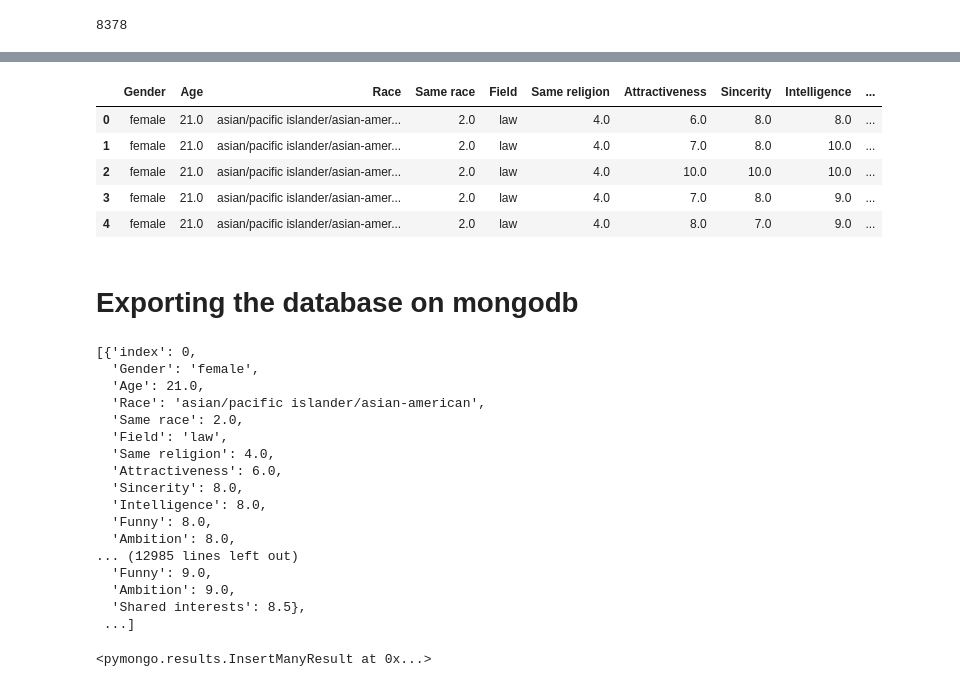
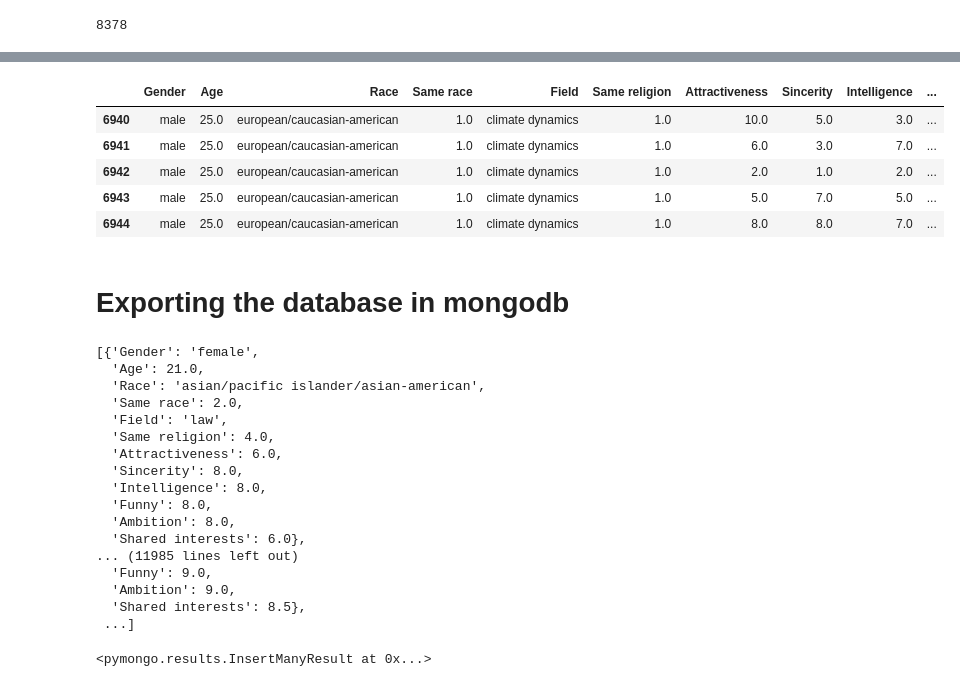
Before and after one commit to rita-s/love-finder, a Jupyter notebook: love_data_PD.ipynb, the cells around one changed output, grey strips where cells are left out. Saved outputs shown, nothing was run; the diff lists cells and outputs as text; code cells hidden in the pictures.

Commit message:
fixed df index

```diff
--- a/love_data_PD.ipynb
+++ b/love_data_PD.ipynb
@@ -58,6 +59,8 @@ len(shortdata_df)
 # %%
 #dropping all empty cells
 reduced_df = shortdata_df.dropna()
+reduced_df.reset_index(inplace=True)
+reduced_df= reduced_df.drop('index', axis=1)
 reduced_df
 # %% [output]
 |  | gender | age | race | importance_same_race | field | importance_same_religion | attractive_o | ... |
@@ -76,27 +79,27 @@ reduced_df
 # %%
 #renaming the columns for better understanding
 renaming_df = reduced_df.rename(columns={"importance_same_race":"Same race",
                          "importance_same_religion":"Same religion",
                          "attractive_o":"Attractiveness",
                          "sinsere_o":"Sincerity",
                          "intelligence_o":"Intelligence",
                          "gender":"Gender",
                          "age":"Age",
                          "race":"Race",
                          "field":"Field",
                          "funny_o":"Funny",
                          "ambitous_o":"Ambition",
                          "shared_interests_o":"Shared interests"})
-renaming_df.head()
+renaming_df.tail()
 # %% [output]
 |  | Gender | Age | Race | Same race | Field | Same religion | Attractiveness | Sincerity | Intelligence | ... |
-| 0 | female | 21.0 | asian/pacific islander/asian-amer... | 2.0 | law | 4.0 | 6.0 | 8.0 | 8.0 | ... |
-| 1 | female | 21.0 | asian/pacific islander/asian-amer... | 2.0 | law | 4.0 | 7.0 | 8.0 | 10.0 | ... |
-| 2 | female | 21.0 | asian/pacific islander/asian-amer... | 2.0 | law | 4.0 | 10.0 | 10.0 | 10.0 | ... |
-| 3 | female | 21.0 | asian/pacific islander/asian-amer... | 2.0 | law | 4.0 | 7.0 | 8.0 | 9.0 | ... |
-| 4 | female | 21.0 | asian/pacific islander/asian-amer... | 2.0 | law | 4.0 | 8.0 | 7.0 | 9.0 | ... |
+| 6940 | male | 25.0 | european/caucasian-american | 1.0 | climate dynamics | 1.0 | 10.0 | 5.0 | 3.0 | ... |
+| 6941 | male | 25.0 | european/caucasian-american | 1.0 | climate dynamics | 1.0 | 6.0 | 3.0 | 7.0 | ... |
+| 6942 | male | 25.0 | european/caucasian-american | 1.0 | climate dynamics | 1.0 | 2.0 | 1.0 | 2.0 | ... |
+| 6943 | male | 25.0 | european/caucasian-american | 1.0 | climate dynamics | 1.0 | 5.0 | 7.0 | 5.0 | ... |
+| 6944 | male | 25.0 | european/caucasian-american | 1.0 | climate dynamics | 1.0 | 8.0 | 8.0 | 7.0 | ... |
 # %% [markdown]
-# Exporting the database on mongodb
+# Exporting the database in mongodb
 # %%
 # The default port used by MongoDB is 27017
 conn = 'mongodb://localhost:27017'
@@ -110,8 +114,7 @@ renaming_df.reset_index(drop=True)
 data_dict = renaming_df.to_dict("records")
 data_dict
 # %% [output]
-[{'index': 0,
-  'Gender': 'female',
+[{'Gender': 'female',
   'Age': 21.0,
   'Race': 'asian/pacific islander/asian-american',
   'Same race': 2.0,
@@ -122,7 +125,8 @@ data_dict
   'Intelligence': 8.0,
   'Funny': 8.0,
   'Ambition': 8.0,
-... (12985 lines left out)
+  'Shared interests': 6.0},
+... (11985 lines left out)
   'Funny': 9.0,
   'Ambition': 9.0,
   'Shared interests': 8.5},
```
Also changed, not shown: parts of 4 cells of this notebook.
